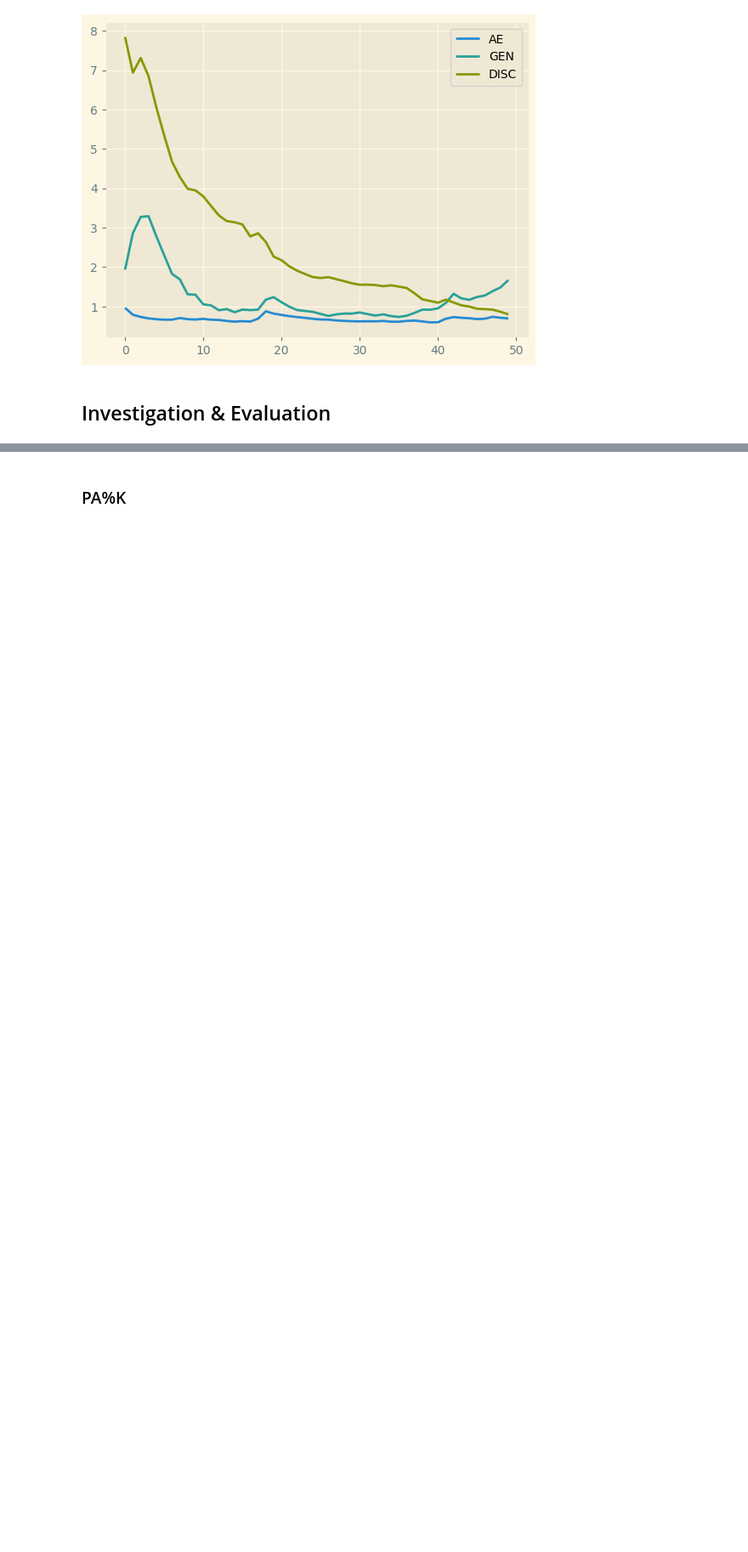
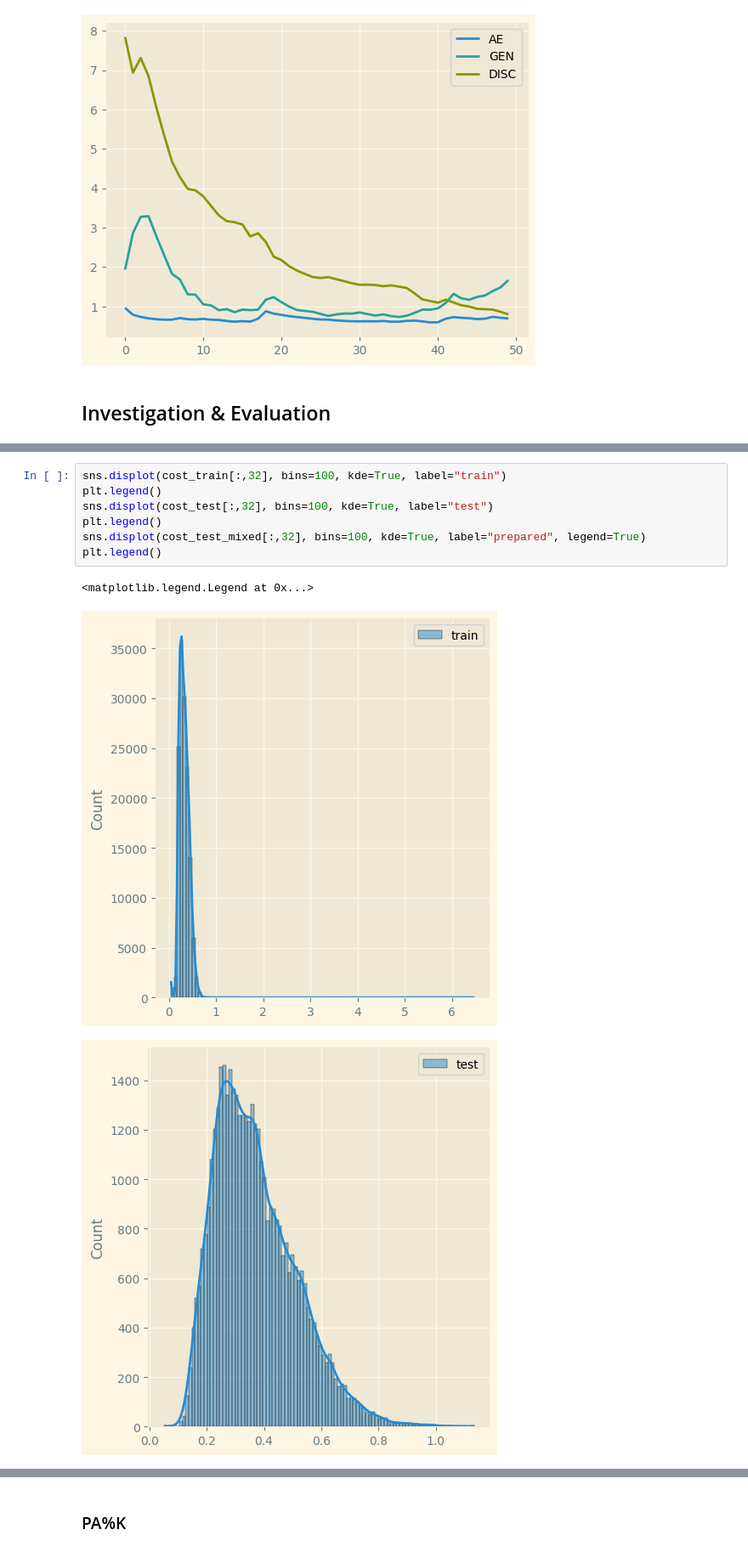
Before and after one commit to shadow036/machine-learning-in-applications, a Jupyter notebook: Adversarial_autoencoder.ipynb, the cells around one changed output, grey strips where cells are left out. Shown at 85% size. Saved outputs shown, nothing was run; the diff lists cells and outputs as text; blank space fills up the shorter version.

```diff
--- a/Adversarial_autoencoder.ipynb
+++ b/Adversarial_autoencoder.ipynb
@@ -708,0 +722,11 @@ mean: 0.5444244087418337
+# %%
+sns.displot(cost_train[:,32], bins=100, kde=True, label="train")
+plt.legend()
+sns.displot(cost_test[:,32], bins=100, kde=True, label="test")
+plt.legend()
+sns.displot(cost_test_mixed[:,32], bins=100, kde=True, label="prepared", legend=True)
+plt.legend()
+# %% [output]
+<matplotlib.legend.Legend at 0x...>
+[figure, added]
+[figure, added]
```
Also changed, not shown: parts of 5 cells of this notebook, 12 other files.
